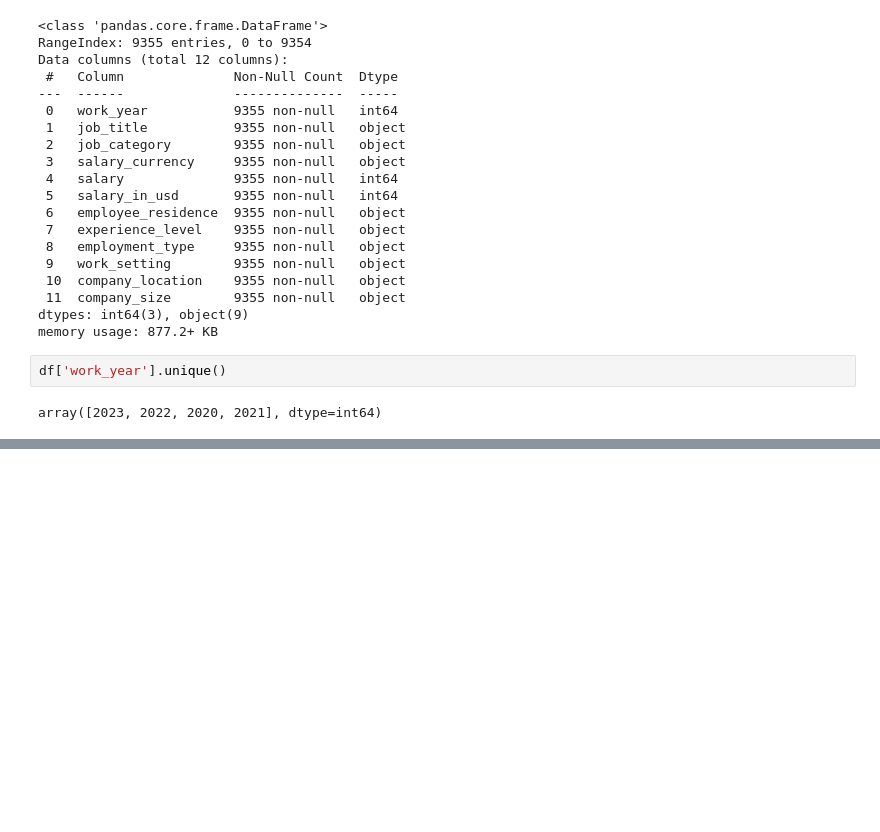
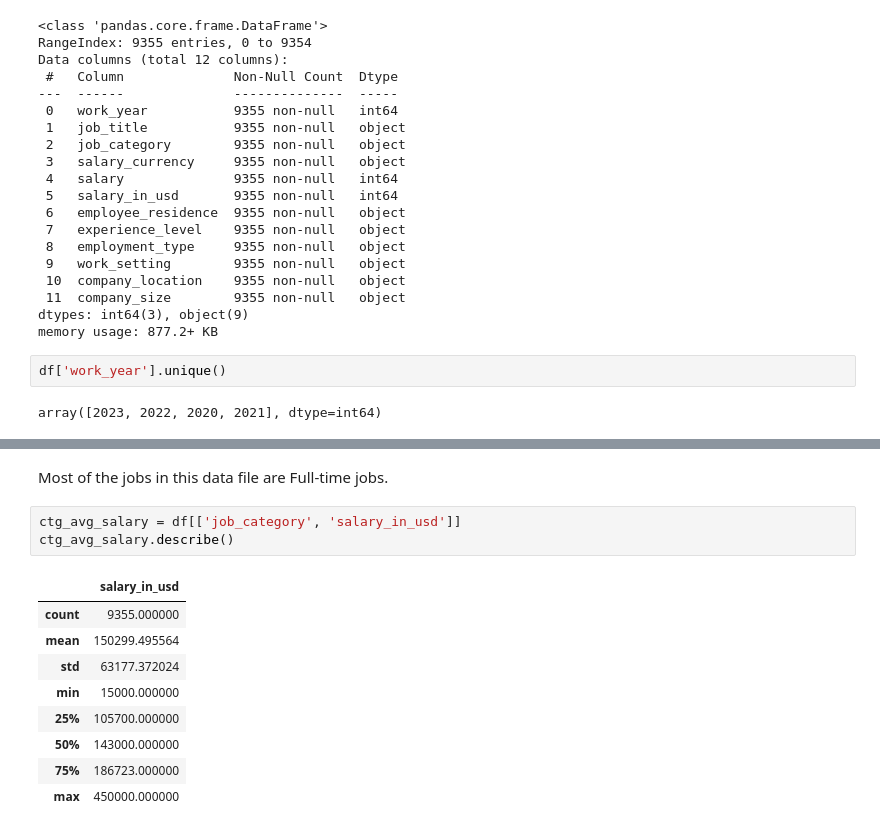
Before and after one commit to DaniloGrujic/data-jobs, a Jupyter notebook: Jobs In Data.ipynb, the cells around one changed output, grey strips where cells are left out. Drawn from its saved outputs; the diff is of its cells as text; blank space fills up the shorter version.

```diff
--- a/Jobs In Data.ipynb
+++ b/Jobs In Data.ipynb
@@ -92,0 +116,15 @@ plt.show()
+# %% [markdown]
+Most of the jobs in this data file are Full-time jobs.
+# %%
+ctg_avg_salary = df[['job_category', 'salary_in_usd']]
+ctg_avg_salary.describe()
+# %% [output]
+|  | salary_in_usd |
+| count | 9355.000000 |
+| mean | 150299.495564 |
+| std | 63177.372024 |
+| min | 15000.000000 |
+| 25% | 105700.000000 |
+| 50% | 143000.000000 |
+| 75% | 186723.000000 |
+| max | 450000.000000 |
```
Also changed, not shown: parts of 7 cells of this notebook.
